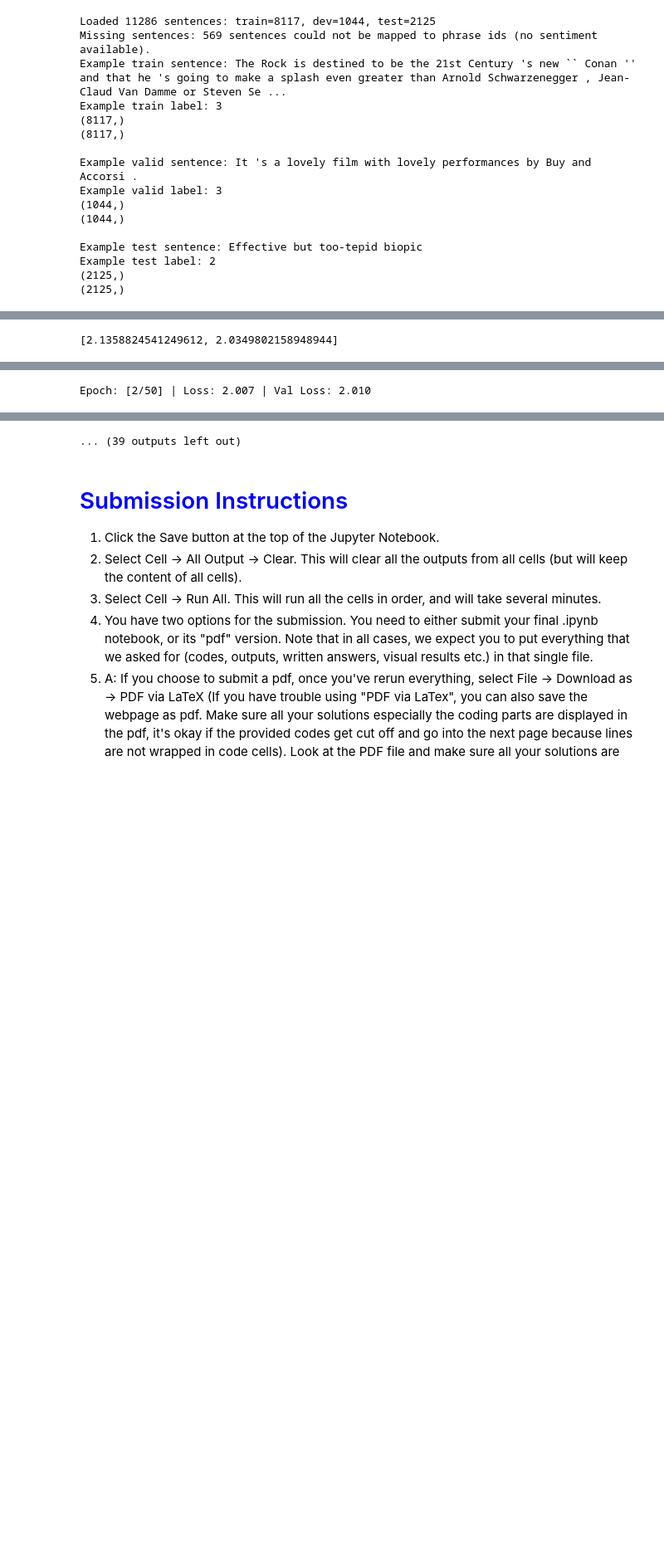
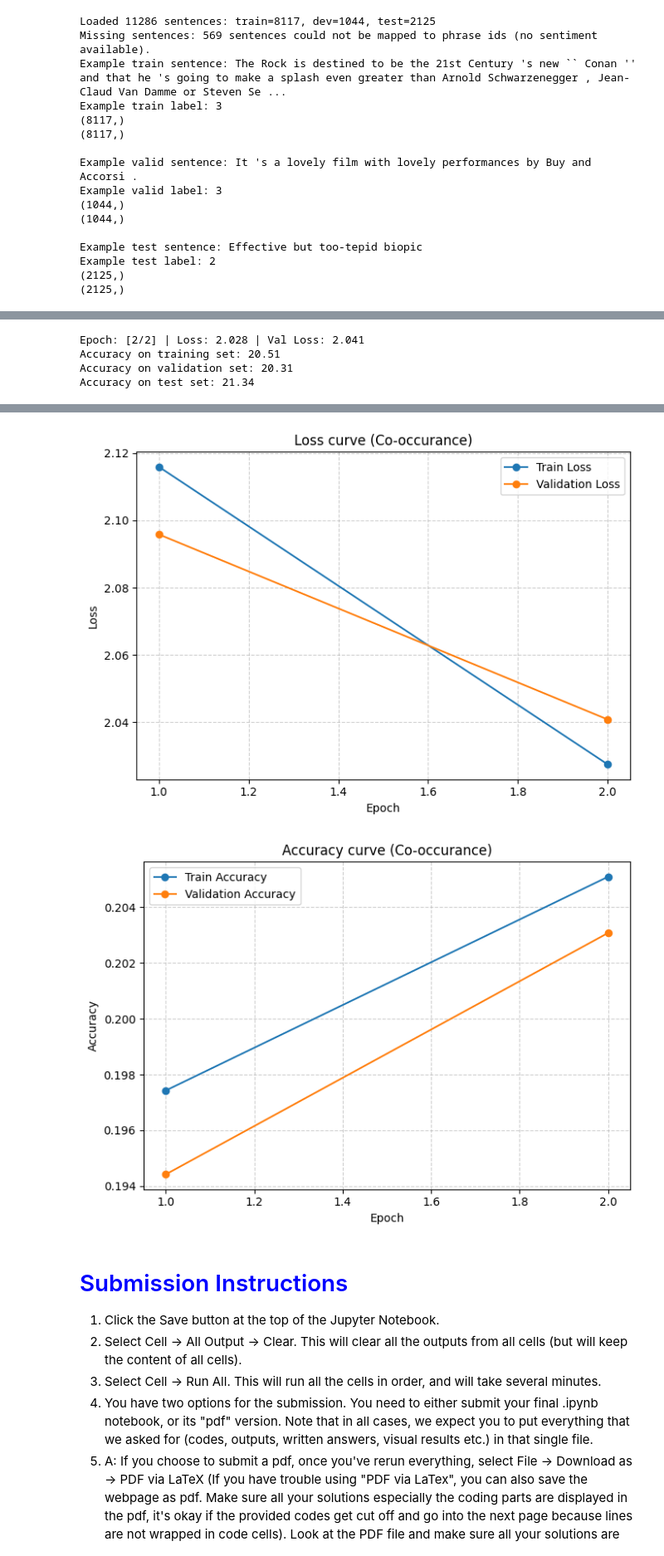
Before and after one commit to koshimbetovv/Deep-Learning-Course, a Jupyter notebook: Assignment 1/assignment1.ipynb, the cells around one changed output, grey strips where cells are left out. Shown at 83% size. Saved outputs shown, nothing was run; the diff lists cells and outputs as text; code cells hidden in the pictures; blank space fills up the shorter version.

```diff
--- a/Assignment 1/assignment1.ipynb
+++ b/Assignment 1/assignment1.ipynb
@@ -1303,8 +1291,3 @@ Accuracy on test set: 22.16
-# %%
-#plot(train_accuracy, valid_accuracy, 'Accuracy')
-valid_loss
-# %% [output]
-[2.1358824541249612, 2.0349802158948944]
 # %%
 # Train using Co-occurance embedding method
 
@@ -1312,7 +1295,7 @@ input_size = 200
 num_classes = 5
 learning_rate = 1e-4
 batch_size = 32
-num_epochs = 50
+num_epochs = 2
 dropout_p = 0.5
 
 X_train_mean_CoOccur_tensor = torch.tensor(X_train_mean_CoOccur, dtype=torch.float32)
@@ -1338,9 +1321,10 @@ criterion = nn.CrossEntropyLoss()
 train_accuracy, valid_accuracy, train_loss, valid_loss = model2.model_train(train_loader, valid_loader, device, optimizer, criterion, num_epochs)
 test_accuracy = model2.evaluate(test_loader, device)
 
-print(f"Accuracy on training set: {train_accuracy*100:.2f}")
-print(f"Accuracy on validation set: {valid_accuracy*100:.2f}")
+print(f"Accuracy on training set: {train_accuracy[-1]*100:.2f}")
+print(f"Accuracy on validation set: {valid_accuracy[-1]*100:.2f}")
 print(f"Accuracy on test set: {test_accuracy*100:.2f}")
 
-plot_loss(train_loss, valid_loss)
+plot(train_loss, valid_loss, 'Loss', 'Co-occurance')
+plot(train_accuracy, valid_accuracy, 'Accuracy', 'Co-occurance')
 # %% [output]
@@ -1348 +1332,4 @@ Epoch: [1/50] | Loss: 2.088 | Val Loss: 2.125
-Epoch: [2/50] | Loss: 2.007 | Val Loss: 2.010
+Epoch: [2/2] | Loss: 2.028 | Val Loss: 2.041
+Accuracy on training set: 20.51
+Accuracy on validation set: 20.31
+Accuracy on test set: 21.34
@@ -1359,4 +1336,5 @@ Epoch: [12/50] | Loss: 1.689 | Val Loss: 1.710
-... (39 outputs left out)
+[figure, added]
+[figure, added]
 # %% [markdown]
 # <font color="blue"> Submission Instructions</font>
 
```
Also changed, not shown: parts of 3 cells of this notebook.
